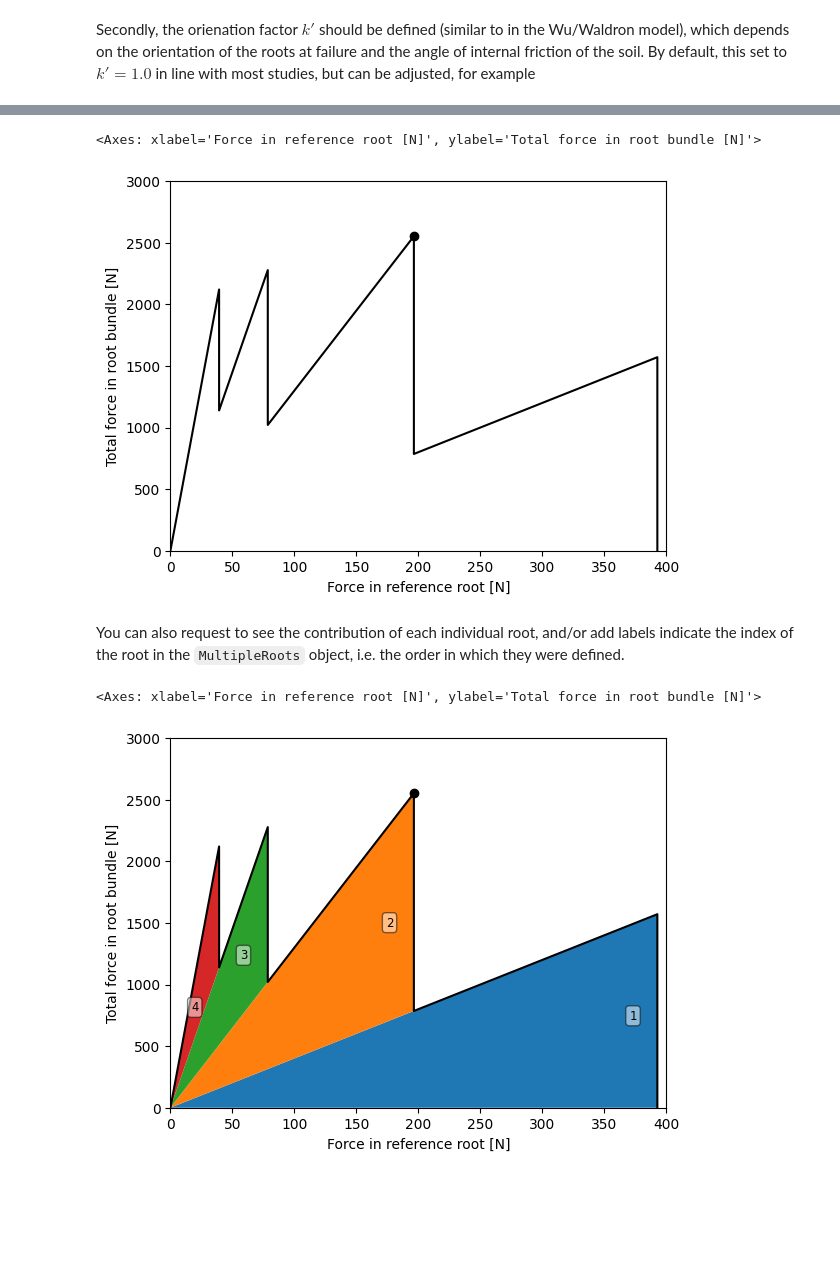
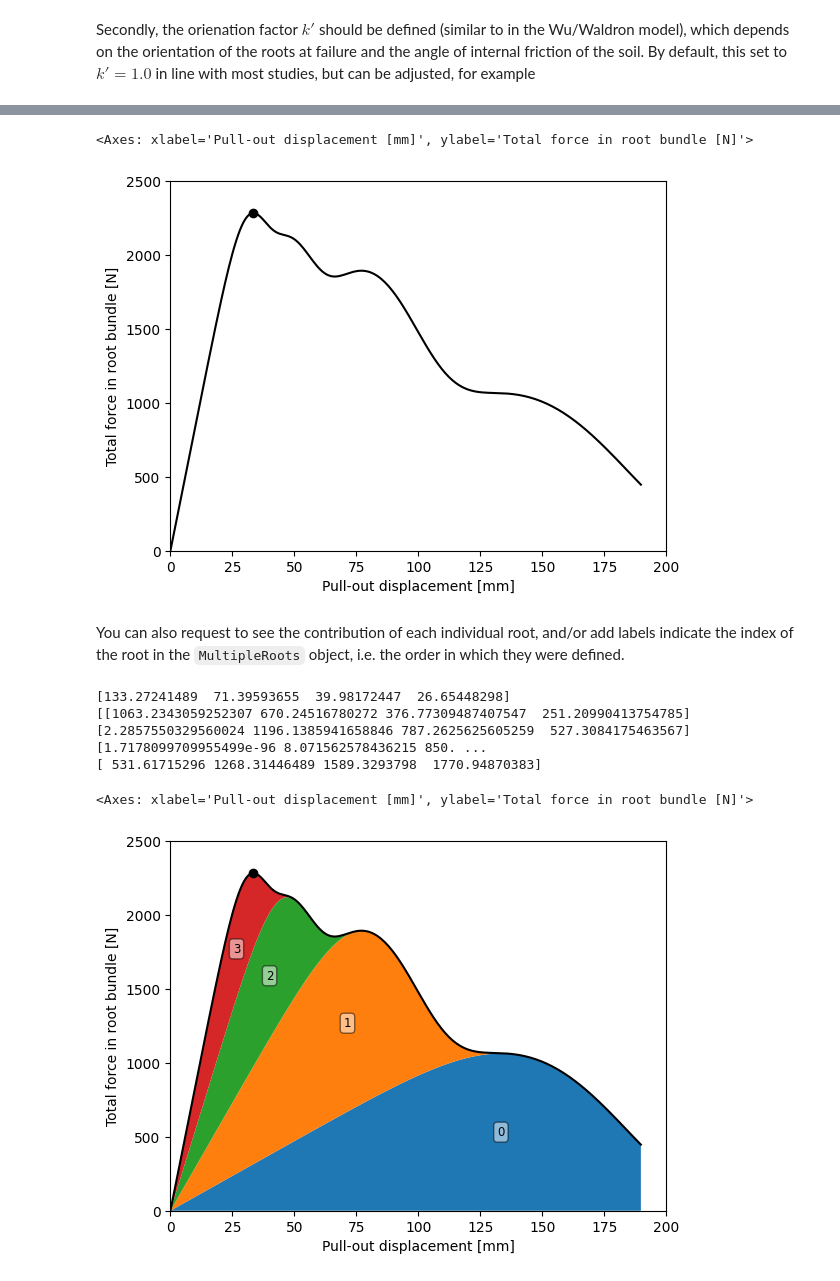
Before and after one commit to rootmemo/pyrootmemo, a Jupyter notebook: tutorials/xx_root_bundle_model_weibull.ipynb, the cells around one changed output, grey strips where cells are left out. Saved outputs shown, nothing was run; the diff lists cells and outputs as text; code cells hidden in the pictures; blank space fills up the shorter version.

Commit message:
results input argument added to Rbmw model class

```diff
--- a/tutorials/xx_root_bundle_model_weibull.ipynb
+++ b/tutorials/xx_root_bundle_model_weibull.ipynb
@@ -33,7 +33,7 @@ roots = MultipleRoots(
     diameter = Parameter([2, 3, 4, 5], 'mm'),
     length = Parameter([1, 1, 1, 1], 'm'),
     tensile_strength = Parameter([500, 250, 100, 50], 'MPa'),
-    elastic_modulus = Parameter([300, 280, 260, 240], 'MPa')
+    elastic_modulus = Parameter([3000, 2800, 2000, 1500], 'MPa')
     )
 # %% [markdown]
 Next, create an instance of the RBmw model class. Specify the assumed Weibull
@@ -120,16 +138,19 @@ can be seen as a proxy for strain or time.
 
 To create a basic plot:
 # %%
-fbm.plot()
+rbmw.plot()
 # %% [output]
-<Axes: xlabel='Force in reference root [N]', ylabel='Total force in root bundle [N]'>
+<Axes: xlabel='Pull-out displacement [mm]', ylabel='Total force in root bundle [N]'>
-[figure, old version]
+[figure, new version]
 # %% [markdown]
 You can also request to see the contribution of each individual root, and/or add labels
 indicate the index of the root in the `MultipleRoots` object, i.e. the order in
 which they were defined.
 # %%
-fbm.plot(stack = True, labels = True)
+rbmw.plot(stack = True, labels = True)
 # %% [output]
-<Axes: xlabel='Force in reference root [N]', ylabel='Total force in root bundle [N]'>
+[133.27241489  71.39593655  39.98172447  26.65448298]
+[[1063.2343059252307 670.24516780272 376.77309487407547  251.20990413754785] [2.2857550329560024 1196.1385941658846 787.2625625605259  527.3084175463567] [1.7178099709955499e-96 8.071562578436215 850. ...
+[ 531.61715296 1268.31446489 1589.3293798  1770.94870383]
+<Axes: xlabel='Pull-out displacement [mm]', ylabel='Total force in root bundle [N]'>
-[figure, old version]
+[figure, new version]
```
Also changed, not shown: parts of 14 cells of this notebook, 4 other files.
